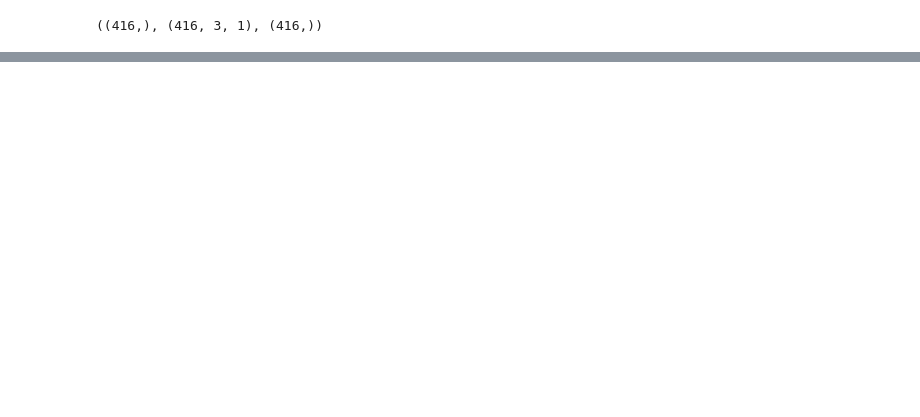
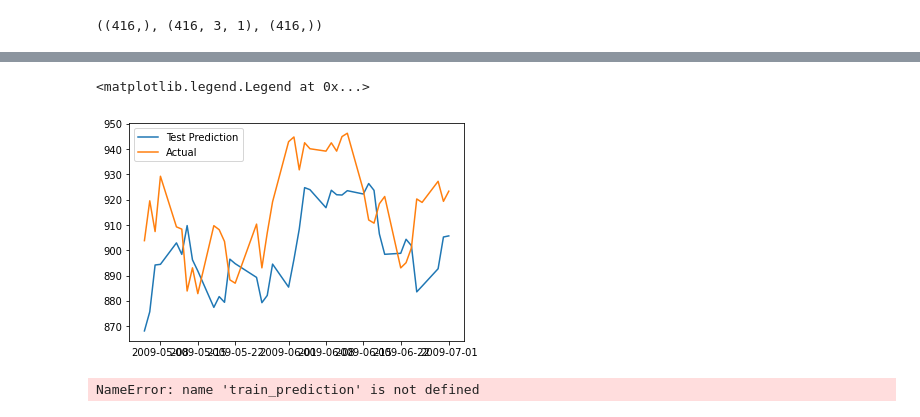
Before and after one commit to harrywiner/stockmarket-analysis, a Jupyter notebook: exploration.ipynb, the cells around one changed output, grey strips where cells are left out. Cells and saved outputs as stored; diff of their text form; code cells hidden in the pictures; blank space fills up the shorter version.

```diff
--- a/exploration.ipynb
+++ b/exploration.ipynb
@@ -204,0 +176,7 @@ plt.legend(['Prediction', 'Actual'])
+# %%
+test_prediction = least_loss_model.predict(x_test).flatten()
+plt.plot(dates_test, test_prediction)
+plt.plot(dates_test, y_test)
+plt.grid()
+plt.legend(['Test Prediction', 'Actual'])
+# %% [output]
@@ -204,0 +184,13 @@ plt.legend(['Prediction', 'Actual'])
+<matplotlib.legend.Legend at 0x...>
+[figure, added]
+# %%
+plt.plot(dates_train, train_prediction)
+plt.plot(dates_train, y_train)
+plt.plot(dates_val, val_prediction)
+plt.plot(dates_val, y_val)
+plt.plot(dates_test, test_prediction)
+plt.plot(dates_test, y_test)
+plt.grid()
+plt.legend(['Train Prediction', 'Train Actual', 'Validation Prediction', 'Validation Actual', 'Test Prediction', 'Test Actual'])
+# %% [output]
+NameError: name 'train_prediction' is not defined
```
Also changed, not shown: parts of 12 cells of this notebook, 2 other files.
